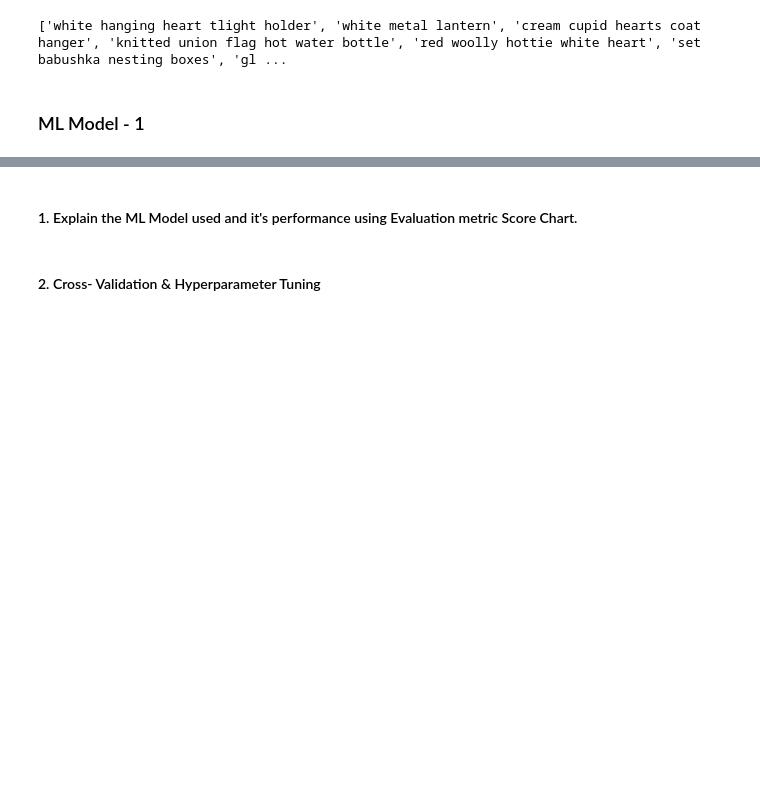
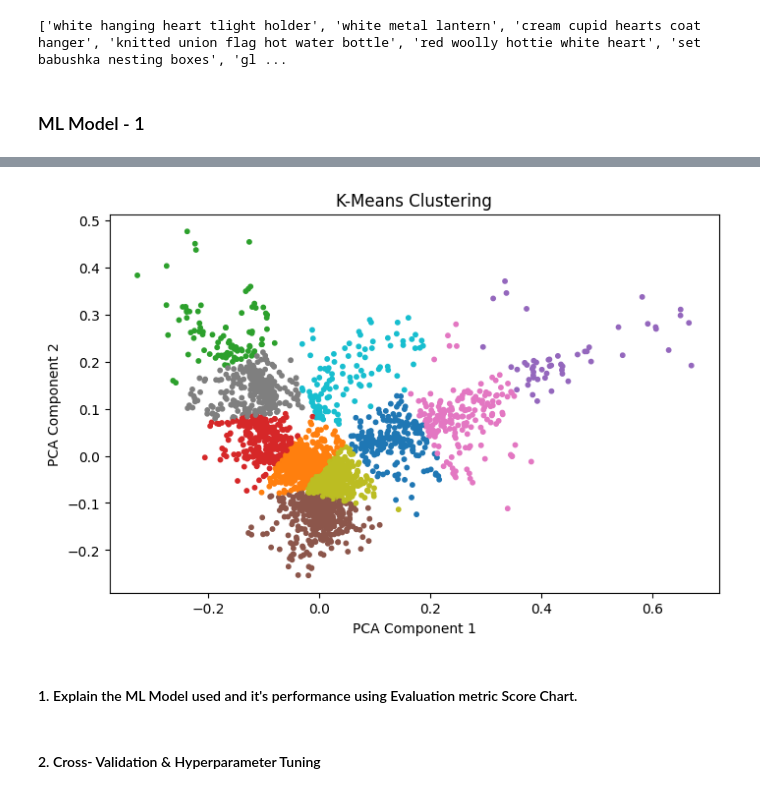
Before and after one commit to varuncode01/ST_Project5, a Jupyter notebook: ML_Project5.ipynb, the cells around one changed output, grey strips where cells are left out. Saved outputs shown, nothing was run; the diff lists cells and outputs as text; code cells hidden in the pictures; blank space fills up the shorter version.

```diff
--- a/ML_Project5.ipynb
+++ b/ML_Project5.ipynb
@@ -901,0 +846,7 @@ print(list_of_all_title)
+# %%
+from sklearn.decomposition import PCA
+import matplotlib.pyplot as plt
+
+# Reduce TF-IDF matrix to 2 dimensions for visualization
+pca = PCA(n_components=2)
+reduced_matrix = pca.fit_transform(Description_tfidf_matrix.toarray())
@@ -901,0 +874,16 @@ print(list_of_all_title)
+# %%
+# ML Model - 1 Implementation
+
+# Fit the Algorithm
+
+# Predict on the model
+
+# Apply KMeans with k=14
+kmeans = KMeans(n_clusters=14, random_state=42)
+labels = kmeans.fit_predict(Description_tfidf_matrix)
+
+# Add cluster labels to your DataFrame
+df_unique_products['Cluster'] = labels
+
+# View a sample
+print(df_unique_products[['Description', 'Cluster']])
@@ -902,3 +905,15 @@ print(list_of_all_title)
+# %%
+kmeans_labels = kmeans.fit_predict(reduced_matrix)
+
+# Scatter plot for K-Means
+plt.figure(figsize=(8, 5))
+plt.scatter(reduced_matrix[:, 0], reduced_matrix[:, 1], c=kmeans_labels, cmap='tab10', s=10)
+plt.title('K-Means Clustering')
+plt.xlabel('PCA Component 1')
+plt.ylabel('PCA Component 2')
+plt.show()
+# %% [output]
+[figure, added]
 # %% [markdown]
 #### 1. Explain the ML Model used and it's performance using Evaluation metric Score Chart.
 # %%
```
Also changed, not shown: parts of 50 cells of this notebook.
